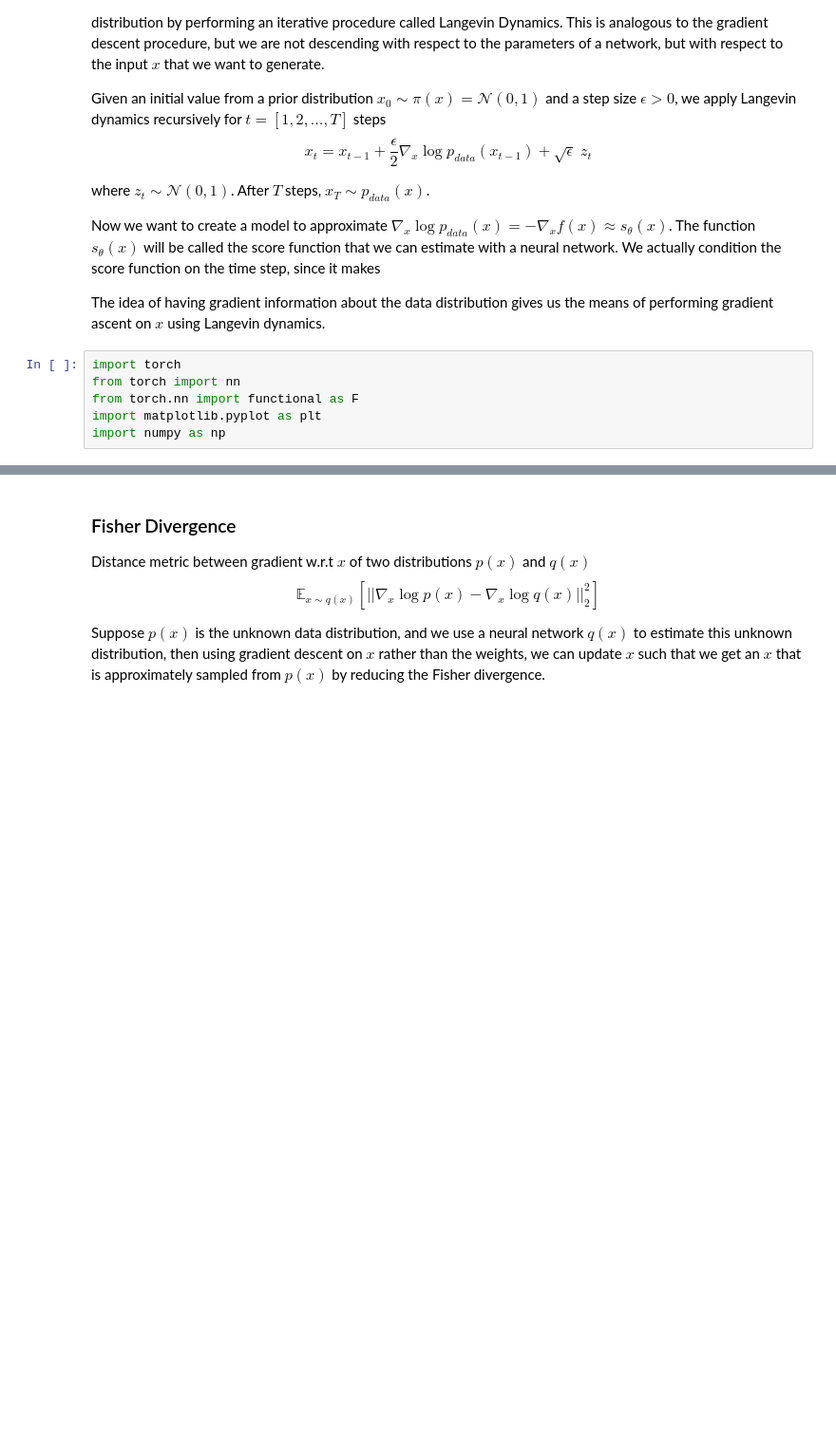
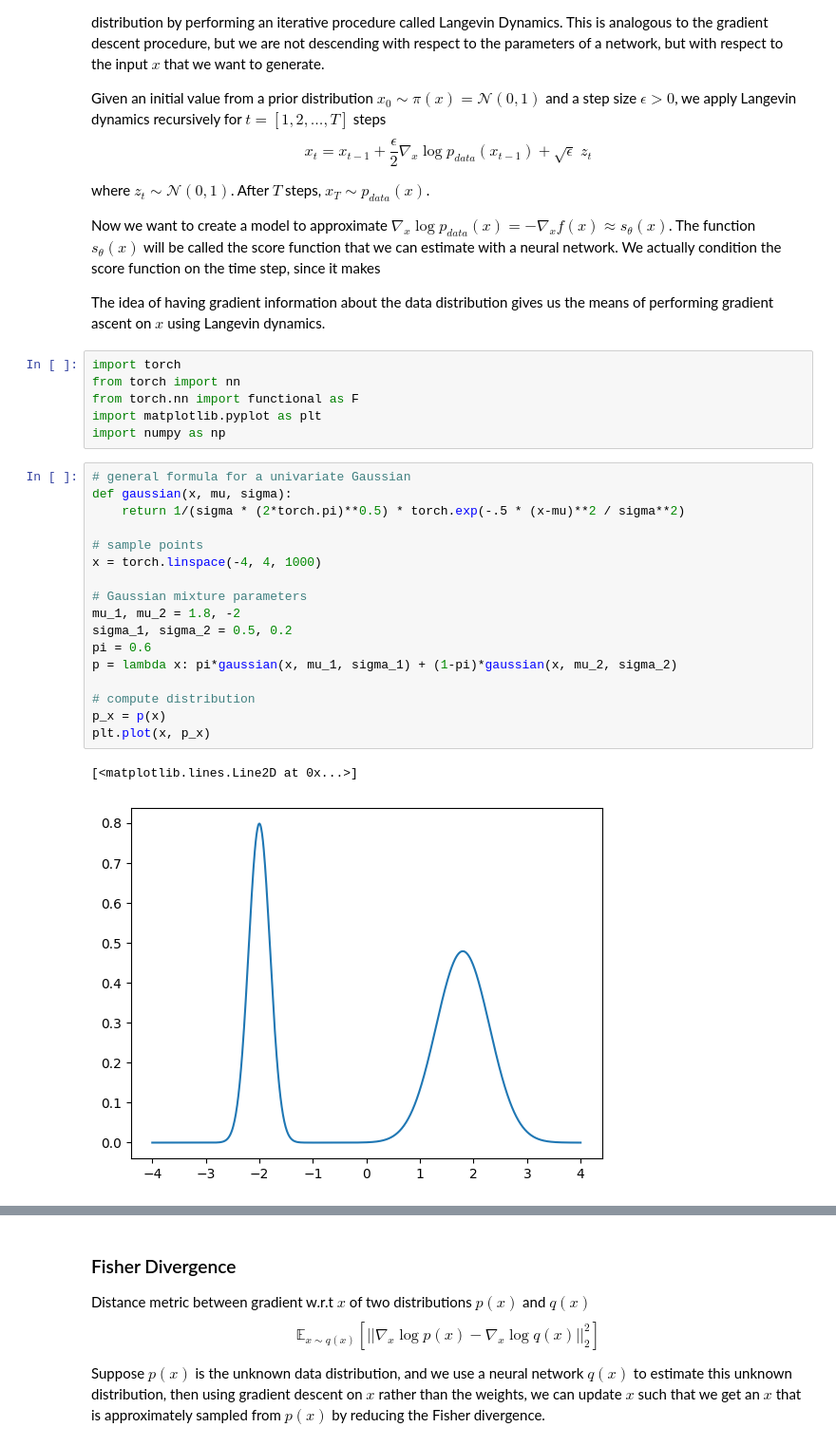
Before and after one commit to Janko-dev/generative_modeling, a Jupyter notebook: notebooks/score_based_models.ipynb, the cells around one changed output, grey strips where cells are left out. Shown at 95% size. Saved outputs shown, nothing was run; the diff lists cells and outputs as text; blank space fills up the shorter version.

```diff
--- a/notebooks/score_based_models.ipynb
+++ b/notebooks/score_based_models.ipynb
@@ -35,3 +35,23 @@ from torch import nn
 from torch.nn import functional as F
 import matplotlib.pyplot as plt
 import numpy as np
+# %%
+# general formula for a univariate Gaussian
+def gaussian(x, mu, sigma):
+    return 1/(sigma * (2*torch.pi)**0.5) * torch.exp(-.5 * (x-mu)**2 / sigma**2)
+
+# sample points
+x = torch.linspace(-4, 4, 1000)
+
+# Gaussian mixture parameters
+mu_1, mu_2 = 1.8, -2
+sigma_1, sigma_2 = 0.5, 0.2
+pi = 0.6
+p = lambda x: pi*gaussian(x, mu_1, sigma_1) + (1-pi)*gaussian(x, mu_2, sigma_2)
+
+# compute distribution
+p_x = p(x)
+plt.plot(x, p_x)
+# %% [output]
+[<matplotlib.lines.Line2D at 0x...>]
+[figure, added]
```
Also changed, not shown: parts of 5 cells of this notebook.
